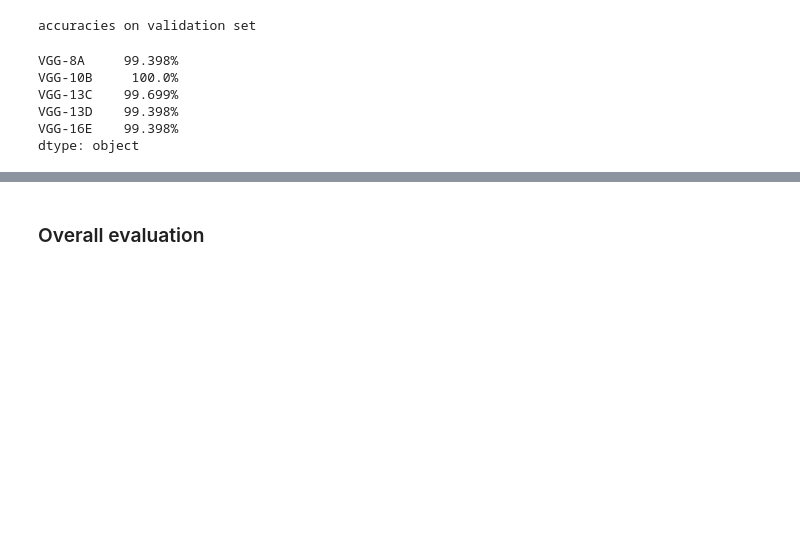
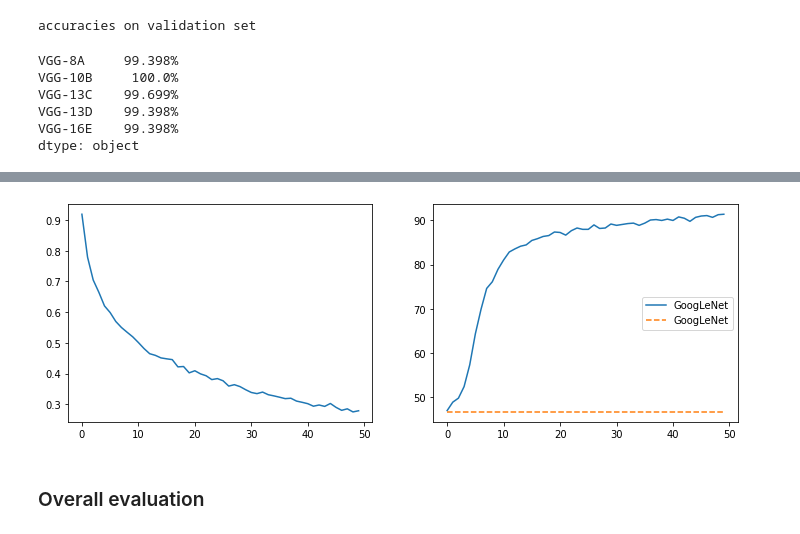
Before and after one commit to WTS012201/CSE4334, a Jupyter notebook: assignment2/eval.ipynb, the cells around one changed output, grey strips where cells are left out. Saved outputs shown, nothing was run; the diff lists cells and outputs as text; code cells hidden in the pictures; blank space fills up the shorter version.

Commit message:
data

```diff
--- a/assignment2/eval.ipynb
+++ b/assignment2/eval.ipynb
@@ -151,7 +159,7 @@ def count_params(model: nn.Module):
 # %% [markdown]
 Need to apply the weighted value to each class when computing loss to make up for dataset imbalence.
 # %%
-def train(model, train_data, batch, epochs, lr, class_weights):
+def train(model, train_data, val_data, batch, epochs, lr, class_weights):
     loader = DataLoader(
         train_data,
         batch_size=batch,
@@ -210,6 +218,7 @@ for n in range(num_layers):
         epoch_data = train(
             model,
             train_data,
+            val_data,
             batch_size,
             num_epochs,
             lrs[n],
@@ -217,7 +226,6 @@ for n in range(num_layers):
         )
         print("evaluating...")
         model.eval() # set eval for batch norm bc batch size is only 1
-        _, accuracy = eval(model, val_data)
         n_params = count_params(model)
         runs.append((n, expr, n_params, epoch_data))
         del model
@@ -459,7 +467,15 @@ lr = 1e-3
 
 for (vgg_arch, layers) in VGG().configs.items():
     model = VGG(vgg_arch).to(device)
-    epoch_data = train(model, train_data, batch_size, num_epochs, lr, class_weights)
+    epoch_data = train(
+        model,
+        train_data,
+        val_data,
+        batch_size,
+        num_epochs,
+        lr,
+        class_weights
+    )
     print("evaluating...")
     model.eval()
     _, accuracy = eval(model, val_data)
@@ -647,9 +663,17 @@ num_epochs = 50
 lr = 1e-3
 
 model = GoogLeNet().to(device)
-epoch_data = train(model, train_data, batch_size, num_epochs, lr)
+epoch_data = train(
+        model,
+        train_data,
+        val_data,
+        batch_size,
+        num_epochs,
+        lr,
+        class_weights
+    )
 print("evaluating...")
 model.eval()
-_, accuracy = eval(model, val_data)
-runs_google.append(("GoogLeNet", accuracy, epoch_data))
+n_params = count_params(model)
+runs_google.append(("GoogLeNet", n_params, epoch_data))
 del model
@@ -667,3 +698,20 @@ del model
+# %%
+fig, axs = plt.subplots(1, 2, figsize=(12,4))
+
+for (label, n_params, epoch_data) in runs_google:
+    train_info = [*zip(*epoch_data)]
+    axs[0].plot(train_info[0], train_info[1], label=label)
+    axs[1].plot(train_info[0], train_info[2], label=label)
+    axs[1].plot(train_info[0], train_info[3], label=label, linestyle="dashed")
+plt.legend()
+plt.show()
+
+# print(runs_google[0][1])
+# for (label, n_params, epoch_data) in runs_google:
+#     train_info = [*zip(*epoch_data)]
+#     print(train_info[3])
+# %% [output]
+[figure, added]
 # %% [markdown]
 ### Overall evaluation
 # %% [markdown]
```
Also changed, not shown: parts of 7 cells of this notebook.
